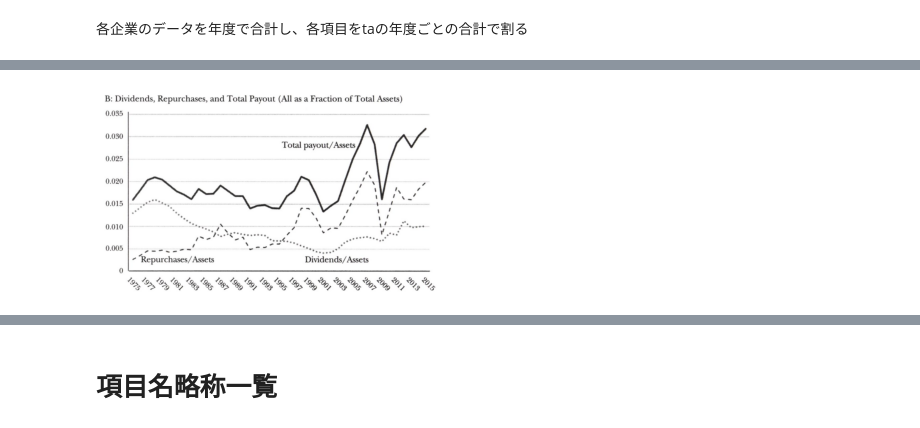
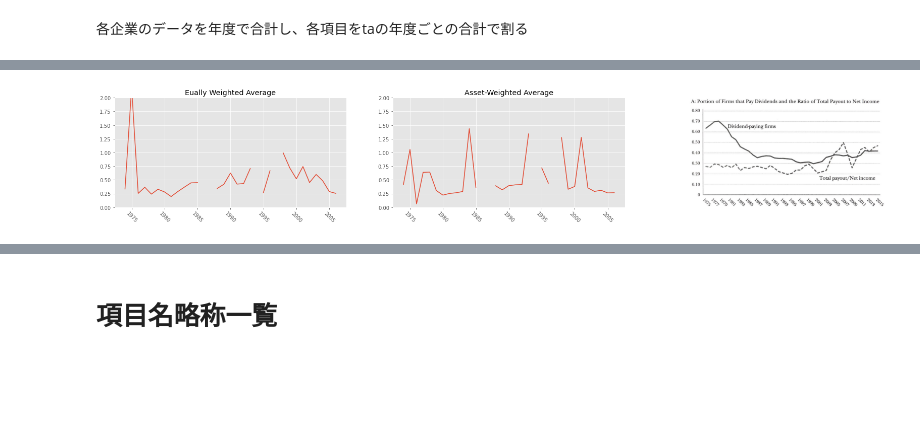
Before and after one commit to tsenga2/keio-senga-seminar, a Jupyter notebook: figure5.ipynb, the cells around one changed output, grey strips where cells are left out. Saved outputs shown, nothing was run; the diff lists cells and outputs as text; code cells hidden in the pictures; blank space fills up the shorter version.

Commit message:
edit by Ohta to line up the figures

```diff
--- a/figure5.ipynb
+++ b/figure5.ipynb
@@ -228,7 +178,24 @@ dfa[['asdvc/ta']].plot.line(
-# %%
-fig, ax = plt.subplots()
-ax.imshow(b)
-ax.set_axis_off()
-plt.show()
-# %% [output]
-[figure, removed]
+# %%
+fig = plt.figure(figsize=(28,4))
+
+# Eually Weighted Average
+axe = fig.add_subplot(1, 3, 1)
+axe.plot(dfe[['asdvc/ni']])
+axe.set_title('Eually Weighted Average')
+axe.set_ylim([0,2])
+axe.tick_params(axis='x', labelrotation=-45)
+
+# Asset-Weighted Average
+axa = fig.add_subplot(1, 3, 2)
+axa.plot(dfa[['asdvc/ni']])
+axa.set_title('Asset-Weighted Average')
+axa.set_ylim([0,2])
+axa.tick_params(axis='x', labelrotation=-45)
+
+ax = fig.add_subplot(1, 3, 3)
+ax.imshow(a)
+ax.set_axis_off()
+
+plt.show()
+# %% [output]
+[figure, added]
```
Also changed, not shown: parts of 27 cells of this notebook.
